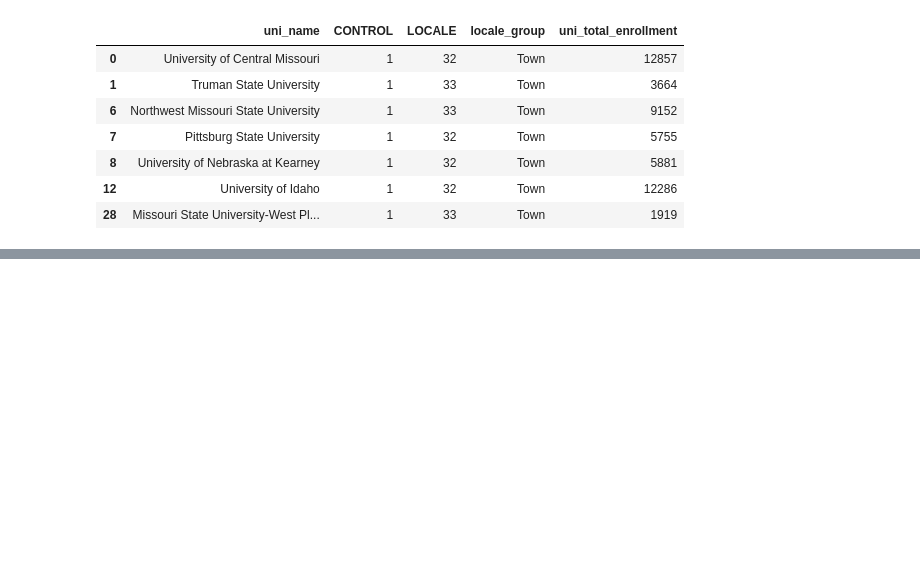
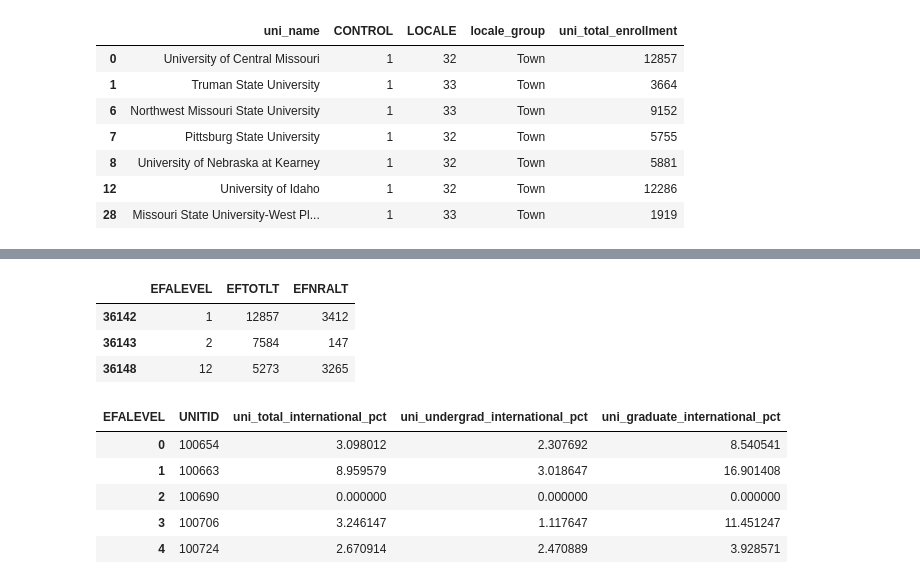
Before and after one commit to Lxeaxh/ucm-friendship-family-analysis, a Jupyter notebook: notebooks/03_exploratory_analysis.ipynb, the cells around one changed output, grey strips where cells are left out. Cells and saved outputs as stored; diff of their text form; code cells hidden in the pictures; blank space fills up the shorter version.

```diff
--- a/notebooks/03_exploratory_analysis.ipynb
+++ b/notebooks/03_exploratory_analysis.ipynb
@@ -795,7 +811,44 @@ ef_international = ef_raw[
+# %%
+ef_raw[
+    (ef_raw["UNITID"] == 176965) &
+    (ef_raw["EFALEVEL"].isin([1, 2, 12]))
+][
+    ["EFALEVEL", "EFTOTLT", "EFNRALT"]
+]
+# %% [output]
+|  | EFALEVEL | EFTOTLT | EFNRALT |
+| 36142 | 1 | 12857 | 3412 |
+| 36143 | 2 | 7584 | 147 |
+| 36148 | 12 | 5273 | 3265 |
+# %%
+ef_int = ef_raw[
+    ef_raw["EFALEVEL"].isin([1, 2, 12])
+][
+    ["UNITID", "EFALEVEL", "EFTOTLT", "EFNRALT"]
+].copy()
+# %%
+ef_int["international_pct"] = (
+    ef_int["EFNRALT"] / ef_int["EFTOTLT"] * 100
+)
 # %%
-ef_international = ef_international.rename(
+int_pct = ef_int.pivot(
+    index="UNITID",
+    columns="EFALEVEL",
+    values="international_pct"
+).reset_index()
+
+int_pct = int_pct.rename(
     columns={
-        "EFTOTLT": "uni_total_enrollment_check",
-        "EFNRALT": "uni_international_enrollment"
+        1: "uni_total_international_pct",
+        2: "uni_undergrad_international_pct",
+        12: "uni_graduate_international_pct"
     }
 )
+int_pct.head()
+# %% [output]
+| EFALEVEL | UNITID | uni_total_international_pct | uni_undergrad_international_pct | uni_graduate_international_pct |
+| 0 | 100654 | 3.098012 | 2.307692 | 8.540541 |
+| 1 | 100663 | 8.959579 | 3.018647 | 16.901408 |
+| 2 | 100690 | 0.000000 | 0.000000 | 0.000000 |
+| 3 | 100706 | 3.246147 | 1.117647 | 11.451247 |
+| 4 | 100724 | 2.670914 | 2.470889 | 3.928571 |
```
Also changed, not shown: parts of 13 cells of this notebook, 1 other file.
